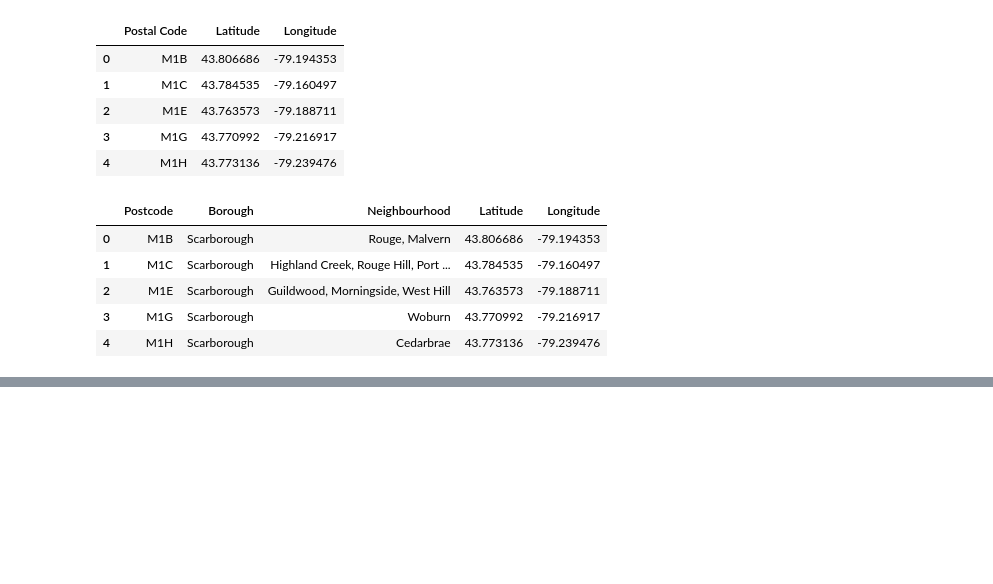
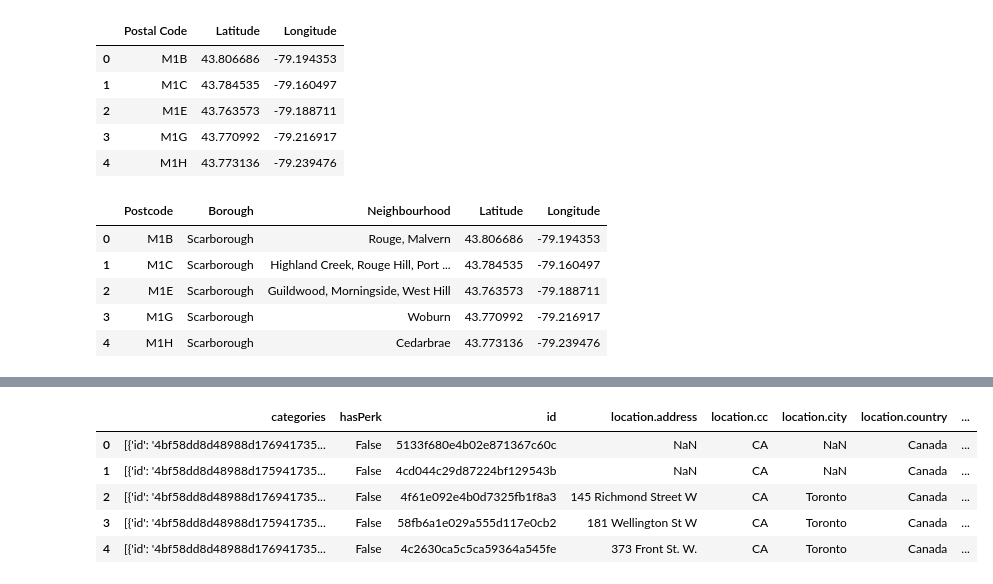
Before and after one commit to lombardidiego/location, a Jupyter notebook: Toronto_clustering.ipynb, the cells around one changed output, grey strips where cells are left out. Drawn from its saved outputs; the diff is of its cells as text; code cells hidden in the pictures; blank space fills up the shorter version.

```diff
--- a/Toronto_clustering.ipynb
+++ b/Toronto_clustering.ipynb
@@ -80,0 +162,8 @@ df.head()
+# %%
+CLIENT_ID = 'WNU4QNPM0NESFXS5PNS4FVNI2LXWXV3F5AVCX2UTZDEZYS5H' # your Foursquare ID
+CLIENT_SECRET = 'NY50BSQ1QWU3RAXCKQNFBWIEISZOG2KSYPOKXN40JJFPJ0G2' # your Foursquare Secret
+VERSION = '20180604'
+LIMIT = 50
+print('Your credentails:')
+print('CLIENT_ID: ' + CLIENT_ID)
+print('CLIENT_SECRET:' + CLIENT_SECRET)
@@ -80,0 +208,13 @@ df.head()
+# %%
+venues = results['response']['venues']
+
+# tranform venues into a dataframe
+dataframe = json_normalize(venues)
+dataframe.head()
+# %% [output]
+|  | categories | hasPerk | id | location.address | location.cc | location.city | location.country | ... |
+| 0 | [{'id': '4bf58dd8d48988d176941735... | False | 5133f680e4b02e871367c60c | NaN | CA | NaN | Canada | ... |
+| 1 | [{'id': '4bf58dd8d48988d175941735... | False | 4cd044c29d87224bf129543b | NaN | CA | NaN | Canada | ... |
+| 2 | [{'id': '4bf58dd8d48988d176941735... | False | 4f61e092e4b0d7325fb1f8a3 | 145 Richmond Street W | CA | Toronto | Canada | ... |
+| 3 | [{'id': '4bf58dd8d48988d175941735... | False | 58fb6a1e029a555d117e0cb2 | 181 Wellington St W | CA | Toronto | Canada | ... |
+| 4 | [{'id': '4bf58dd8d48988d176941735... | False | 4c2630ca5c5ca59364a545fe | 373 Front St. W. | CA | Toronto | Canada | ... |
```
Also changed, not shown: parts of 31 cells of this notebook.
